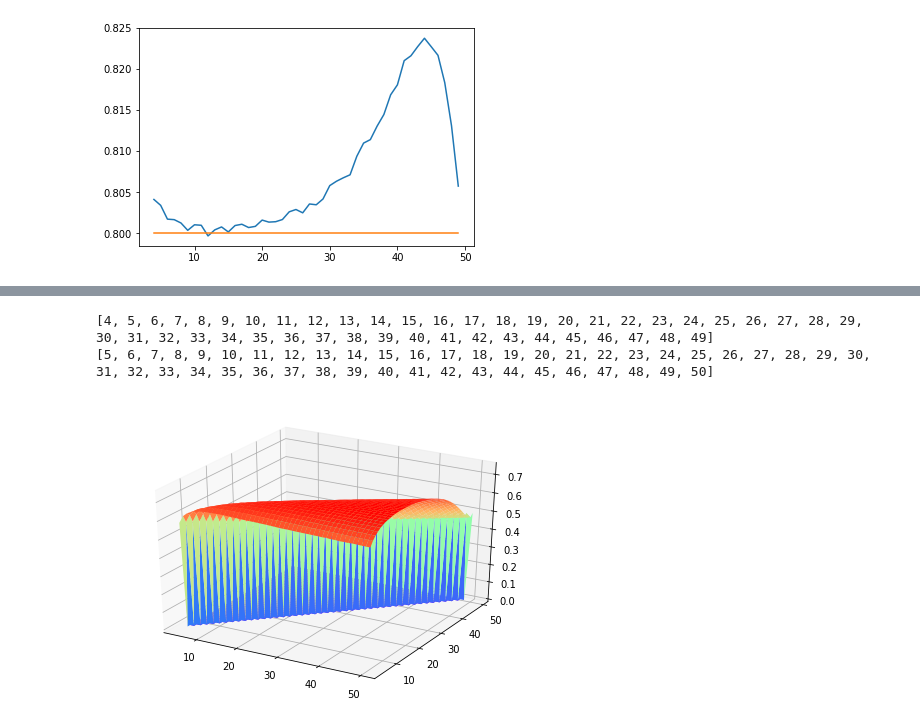
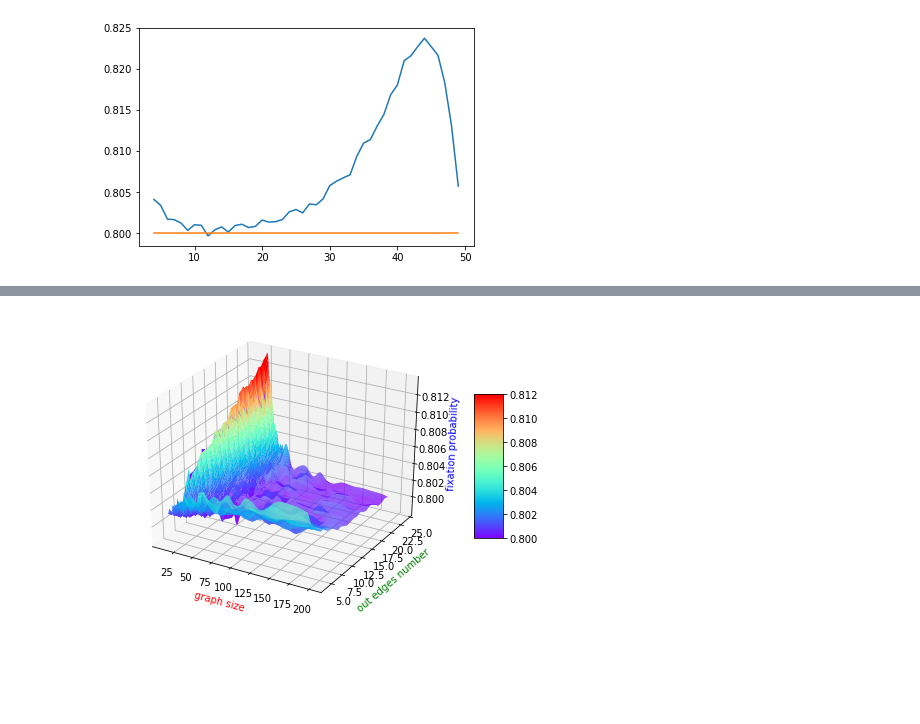
Before and after one commit to yundongmao/simulation_gametheory, a Jupyter notebook: Visualization.ipynb, the cells around one changed output, grey strips where cells are left out. Saved outputs shown, nothing was run; the diff lists cells and outputs as text; code cells hidden in the pictures; blank space fills up the shorter version.

```diff
--- a/Visualization.ipynb
+++ b/Visualization.ipynb
@@ -872,18 +1623,21 @@ import numpy as np
 import matplotlib.pyplot as plt
 import collections
 from mpl_toolkits.mplot3d import Axes3D
-f = open("simulation_WattsStrogatz_week8_BD_001")
+f = open("simulation_BaraAlbert_week9_BD_001")
 lines = f.readlines()
 f.close()
 point = collections.defaultdict(dict)
 for line in lines:
     m = json.loads(line)
-    point[m["size"]][m["K"]] = m["fixation_prob"]
+    point[m["size"]][m["outDegree"]] = m["fixation_prob"]
+
+
 
 X = sorted(point.keys())
 Y = sorted(point[X[-1]].keys())
 print Y
 print X
+
 
 Z = [[] for i in range(len(Y))]
 for x in point:
@@ -904,6 +1658,8 @@ fig = plt.figure()
 ax = Axes3D(fig)
 
 ax.plot_surface(X, Y, Z, rstride=1, cstride=1, cmap='rainbow')
-
+ax.set_xlabel('graph size', color='r')
+ax.set_ylabel('out edges number', color='g')
+ax.set_zlabel('fixation probability', color='b')
 plt.show()
 # %% [output]
@@ -1001,47 +1793,64 @@ plt.show()
 # %%
 import json
 import numpy as np
 import matplotlib.pyplot as plt
+from scipy import interpolate
 import collections
 from mpl_toolkits.mplot3d import Axes3D
-f = open("simulation_BaraAlbert_week9_DB_001")
+f = open("simulation_BaraAlbert_week9_BD_001")
 lines = f.readlines()
 f.close()
 point = collections.defaultdict(dict)
 for line in lines:
     m = json.loads(line)
     point[m["size"]][m["outDegree"]] = m["fixation_prob"]
 
-X = sorted(point.keys())
-Y = sorted(point[X[-1]].keys())
-print Y
-print X
+f = open("simulation_BaraAlbert_week10_BD_003")
+lines = f.readlines()
+f.close()
+for line in lines:
+    m = json.loads(line)
+    point[m["size"]][m["outDegree"]] = m["fixation_prob"]
 
-Z = [[] for i in range(len(Y))]
+f = open("simulation_BaraAlbert_week10_BD_004")
+lines = f.readlines()
+f.close()
+for line in lines:
+    m = json.loads(line)
+    point[m["size"]][m["outDegree"]] = m["fixation_prob"]
+
+
+ppp = []
+vvv = []
 for x in point:
-    for i,y in enumerate(sorted(point[X[-1]].keys())):
-        if y not in point[x]:
-            Z[i].append(0.0)
-        else:
-            Z[i].append(point[x][y])
-X = np.array(X)
-Y = np.array(Y)
-Z = np.array(Z)
-X, Y = np.meshgrid(X, Y)
+    for y in point[x]:
+        ppp.append((x,y))
+        vvv.append(point[x][y])
+grid_x, grid_y = np.mgrid[10:201:401j, 4:24:26j]
+xxx = interpolate.griddata(ppp, vvv, (grid_x, grid_y), method='cubic')
 
+#X, Y = np.meshgrid(grid_x, grid_y)
+
+#plt.imshow(xxx.T, extent=(0,1,0,1), origin='lower')
 
 from mpl_toolkits.mplot3d import Axes3D
 
 fig = plt.figure()
 ax = Axes3D(fig)
 
-ax.plot_surface(X, Y, Z, rstride=1, cstride=1, cmap='rainbow')
+#ax.set_zlim(0.60, 0.80)
 
+#lll = ax.plot_surface(X, Y, Z, rstride=1, cstride=1, cmap='rainbow', vmin=0.65, vmax=0.77)
+lll = ax.plot_surface(grid_x, grid_y, xxx, rstride=1, cstride=1, cmap='rainbow', vmin=0.8, vmax=0.812)
+
+fig.colorbar(lll, shrink=0.5, aspect=5)
+
+ax.set_xlabel('graph size', color='r')
+ax.set_ylabel('out edges number', color='g')
+ax.set_zlabel('fixation probability', color='b')
 plt.show()
 # %% [output]
-[4, 5, 6, 7, 8, 9, 10, 11, 12, 13, 14, 15, 16, 17, 18, 19, 20, 21, 22, 23, 24, 25, 26, 27, 28, 29, 30, 31, 32, 33, 34, 35, 36, 37, 38, 39, 40, 41, 42, 43, 44, 45, 46, 47, 48, 49]
-[5, 6, 7, 8, 9, 10, 11, 12, 13, 14, 15, 16, 17, 18, 19, 20, 21, 22, 23, 24, 25, 26, 27, 28, 29, 30, 31, 32, 33, 34, 35, 36, 37, 38, 39, 40, 41, 42, 43, 44, 45, 46, 47, 48, 49, 50]
-[figure, old version]
+[figure, new version]
 # %%
 import json
 import numpy as np
```
Also changed, not shown: parts of 20 cells of this notebook.
